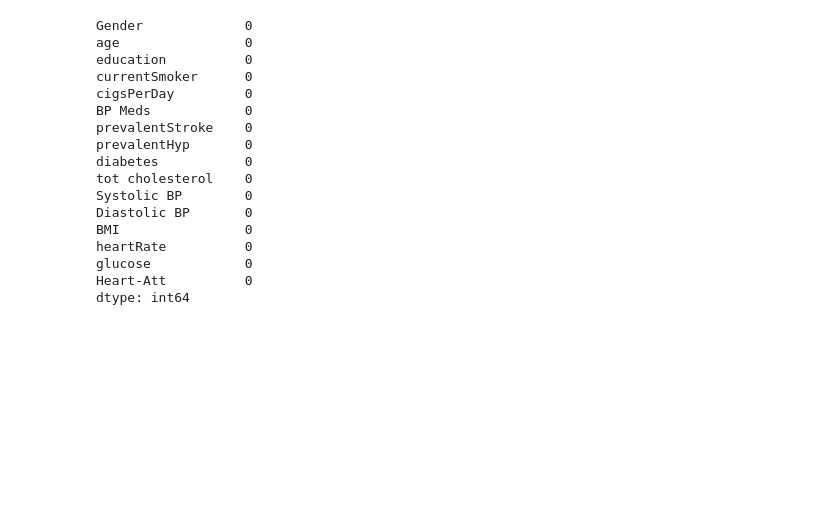
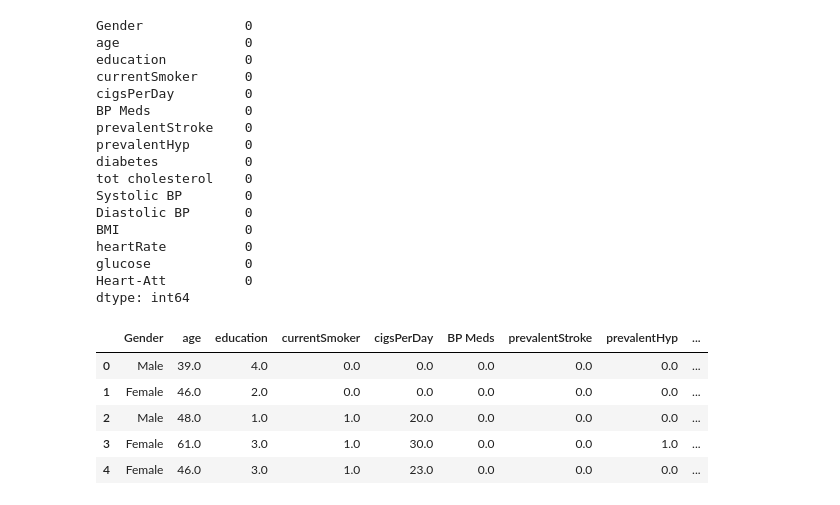
Before and after one commit to HitenDewangan/DataScience-AIML, a Jupyter notebook: Machine Learning/Classification in ML.ipynb, the cells around one changed output. Drawn from its saved outputs; the diff is of its cells as text; code cells hidden in the pictures; blank space fills up the shorter version.

```diff
--- a/Machine Learning/Classification in ML.ipynb
+++ b/Machine Learning/Classification in ML.ipynb
@@ -208,3 +207,12 @@ heartRate          0
 glucose            0
 Heart-Att          0
 dtype: int64
+# %%
+df.head()
+# %% [output]
+|  | Gender | age | education | currentSmoker | cigsPerDay | BP Meds | prevalentStroke | prevalentHyp | ... |
+| 0 | Male | 39.0 | 4.0 | 0.0 | 0.0 | 0.0 | 0.0 | 0.0 | ... |
+| 1 | Female | 46.0 | 2.0 | 0.0 | 0.0 | 0.0 | 0.0 | 0.0 | ... |
+| 2 | Male | 48.0 | 1.0 | 1.0 | 20.0 | 0.0 | 0.0 | 0.0 | ... |
+| 3 | Female | 61.0 | 3.0 | 1.0 | 30.0 | 0.0 | 0.0 | 1.0 | ... |
+| 4 | Female | 46.0 | 3.0 | 1.0 | 23.0 | 0.0 | 0.0 | 0.0 | ... |
```
Also changed, not shown: parts of 9 cells of this notebook.
